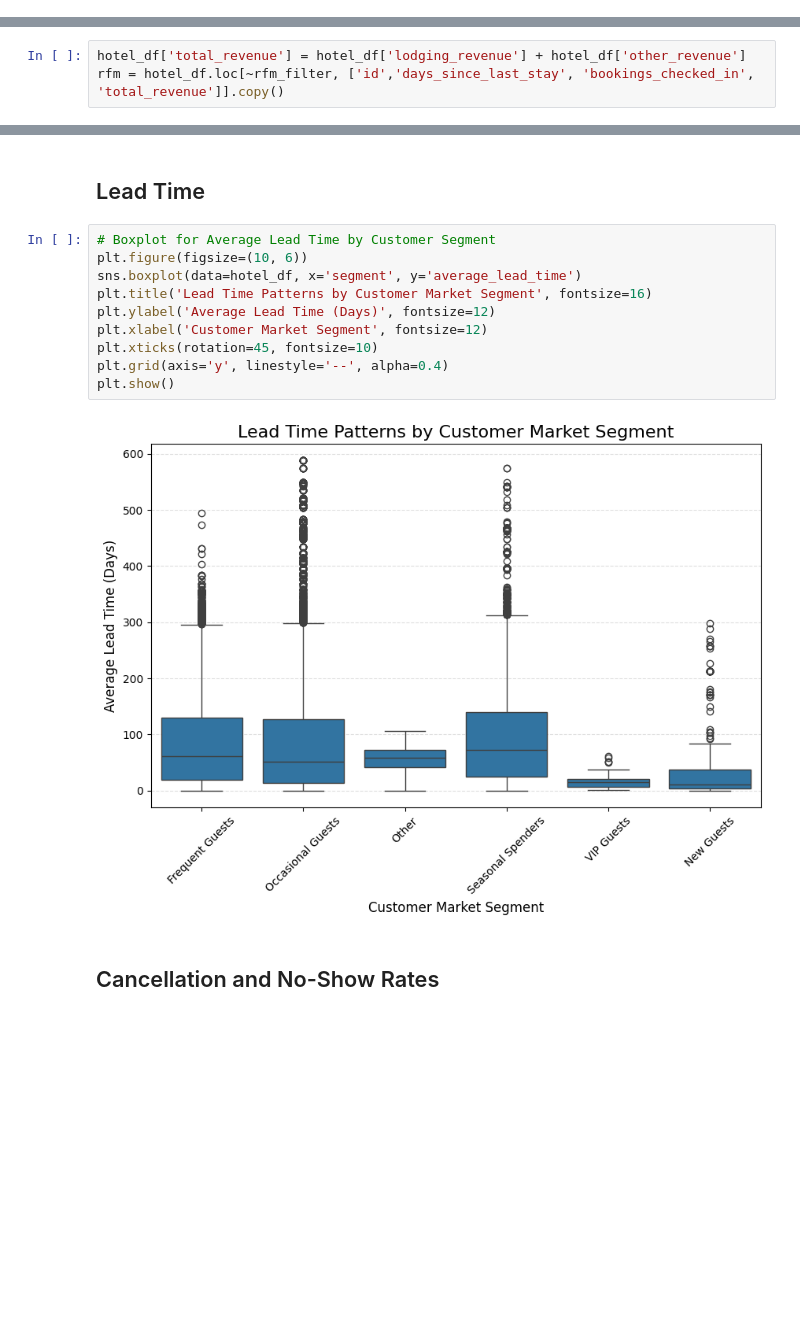
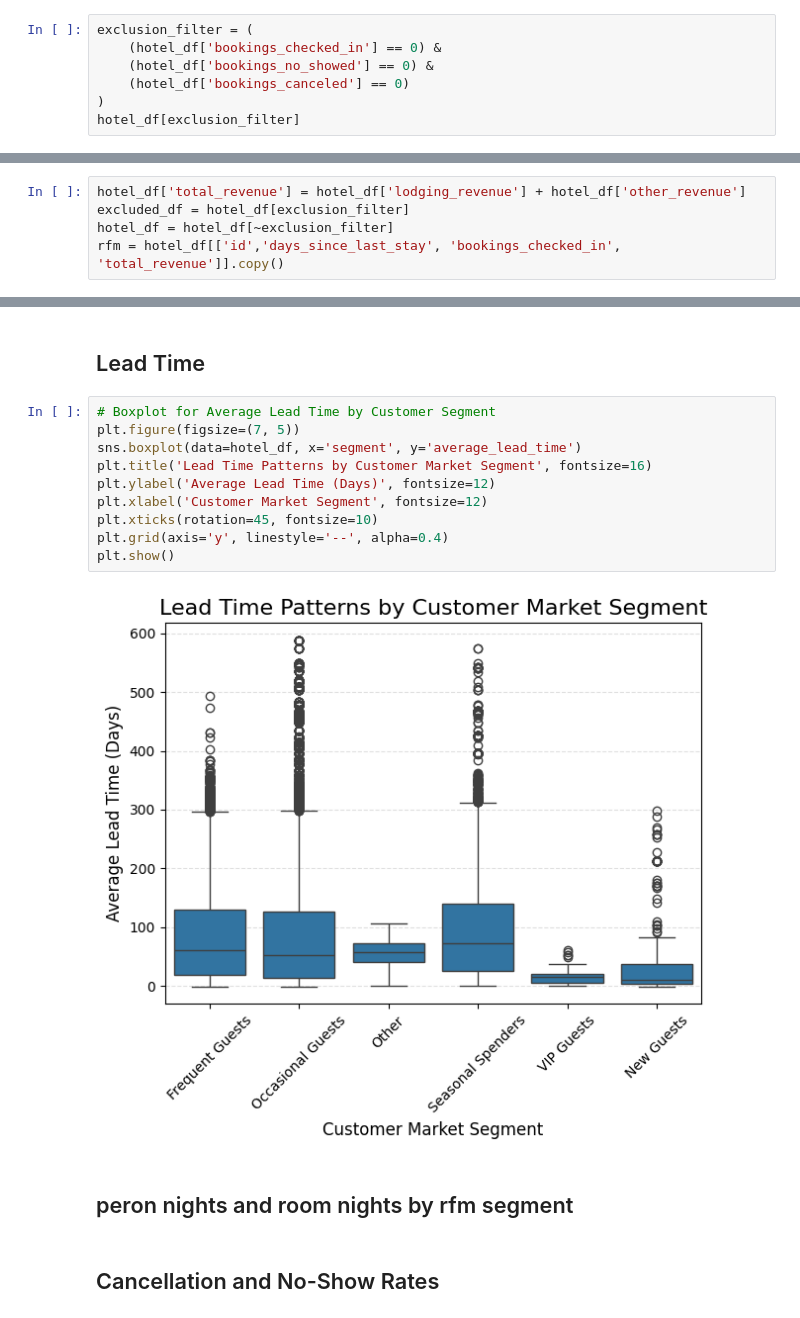
Before and after one commit to charJin/hotel-analysis, a Jupyter notebook: Notebooks/analysis.ipynb, the cells around one changed output, grey strips where cells are left out. Drawn from its saved outputs; the diff is of its cells as text; blank space fills up the shorter version.

```diff
--- a/Notebooks/analysis.ipynb
+++ b/Notebooks/analysis.ipynb
@@ -168,3 +169,10 @@ Unique values in nationality:
 # %%
 # Remove unnecessary columns
 hotel_df.drop(['name_hash', 'doc_id_hash'], axis=1, inplace=True)
+# %%
+exclusion_filter = (
+    (hotel_df['bookings_checked_in'] == 0) &
+    (hotel_df['bookings_no_showed'] == 0) &
+    (hotel_df['bookings_canceled'] == 0)
+)
+hotel_df[exclusion_filter]
@@ -171,3 +199,8 @@ hotel_df.drop(['name_hash', 'doc_id_hash'], axis=1, inplace=True)
+# %%
+hotel_df['total_revenue'] = hotel_df['lodging_revenue'] + hotel_df['other_revenue']
+excluded_df = hotel_df[exclusion_filter]
+hotel_df = hotel_df[~exclusion_filter]
+rfm = hotel_df[['id','days_since_last_stay', 'bookings_checked_in', 'total_revenue']].copy()
 # %%
 hotel_df.head()
 # %% [output]
@@ -224,6 +228,3 @@ Including these rows in the RFM analysis could dilute the results, as these cust
-# %%
-hotel_df['total_revenue'] = hotel_df['lodging_revenue'] + hotel_df['other_revenue']
-rfm = hotel_df.loc[~rfm_filter, ['id','days_since_last_stay', 'bookings_checked_in', 'total_revenue']].copy()
 # %%
 def rfm_score(value, quantiles, column_name):
     if column_name == 'days_since_last_stay':
@@ -512,16 +507,18 @@ plt.show()
 ## Lead Time
 # %%
 # Boxplot for Average Lead Time by Customer Segment
-plt.figure(figsize=(10, 6))
+plt.figure(figsize=(7, 5))
 sns.boxplot(data=hotel_df, x='segment', y='average_lead_time')
 plt.title('Lead Time Patterns by Customer Market Segment', fontsize=16)
 plt.ylabel('Average Lead Time (Days)', fontsize=12)
 plt.xlabel('Customer Market Segment', fontsize=12)
 plt.xticks(rotation=45, fontsize=10)
 plt.grid(axis='y', linestyle='--', alpha=0.4)
 plt.show()
 # %% [output]
-[figure, old version]
+[figure, new version]
+# %% [markdown]
+## peron nights and room nights by rfm segment
 # %% [markdown]
 ## Cancellation and No-Show Rates
 # %%
```
Also changed, not shown: parts of 30 cells of this notebook.
